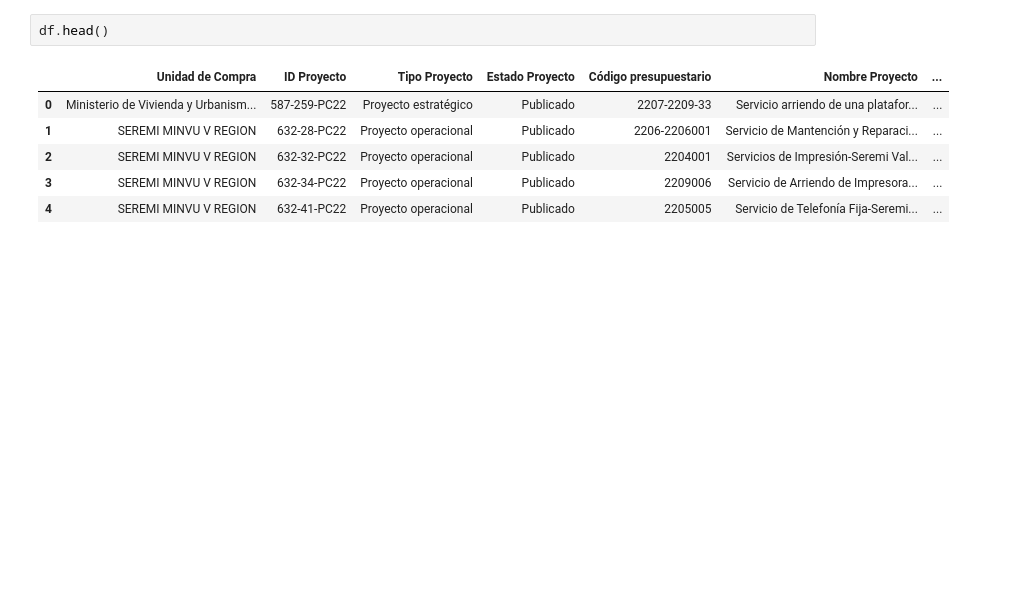
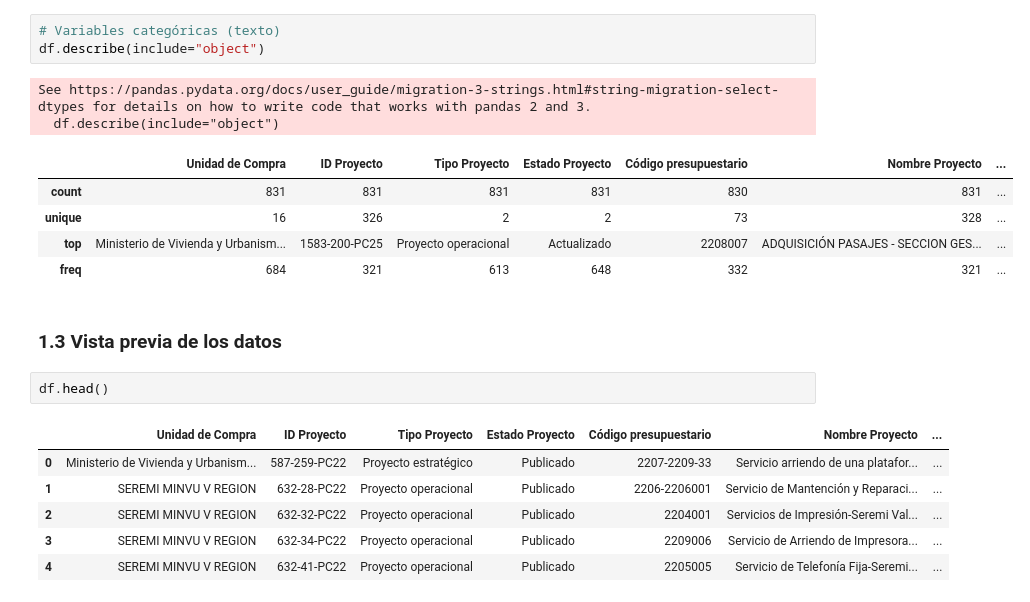
Before and after one commit to ashley-toloza/ia-produccion-1, a Jupyter notebook: notebooks/ashley-toloza.ipynb, the cells around one changed output. Cells and saved outputs as stored; diff of their text form; blank space fills up the shorter version.

Commit message:
Actualiza notebook

```diff
--- a/notebooks/ashley-toloza.ipynb
+++ b/notebooks/ashley-toloza.ipynb
@@ -49,3 +105,16 @@ df.describe()
+# %%
+# Variables categóricas (texto)
+df.describe(include="object")
+# %% [output]
+See https://pandas.pydata.org/docs/user_guide/migration-3-strings.html#string-migration-select-dtypes for details on how to write code that works with pandas 2 and 3.
+  df.describe(include="object")
+|  | Unidad de Compra | ID Proyecto | Tipo Proyecto | Estado Proyecto | Código presupuestario | Nombre Proyecto | ... |
+| count | 831 | 831 | 831 | 831 | 830 | 831 | ... |
+| unique | 16 | 326 | 2 | 2 | 73 | 328 | ... |
+| top | Ministerio de Vivienda y Urbanism... | 1583-200-PC25 | Proyecto operacional | Actualizado | 2208007 | ADQUISICIÓN PASAJES - SECCION GES... | ... |
+| freq | 684 | 321 | 613 | 648 | 332 | 321 | ... |
+# %% [markdown]
+### 1.3 Vista previa de los datos
 # %%
 df.head()
 # %% [output]
```
Also changed, not shown: parts of 28 cells of this notebook.
